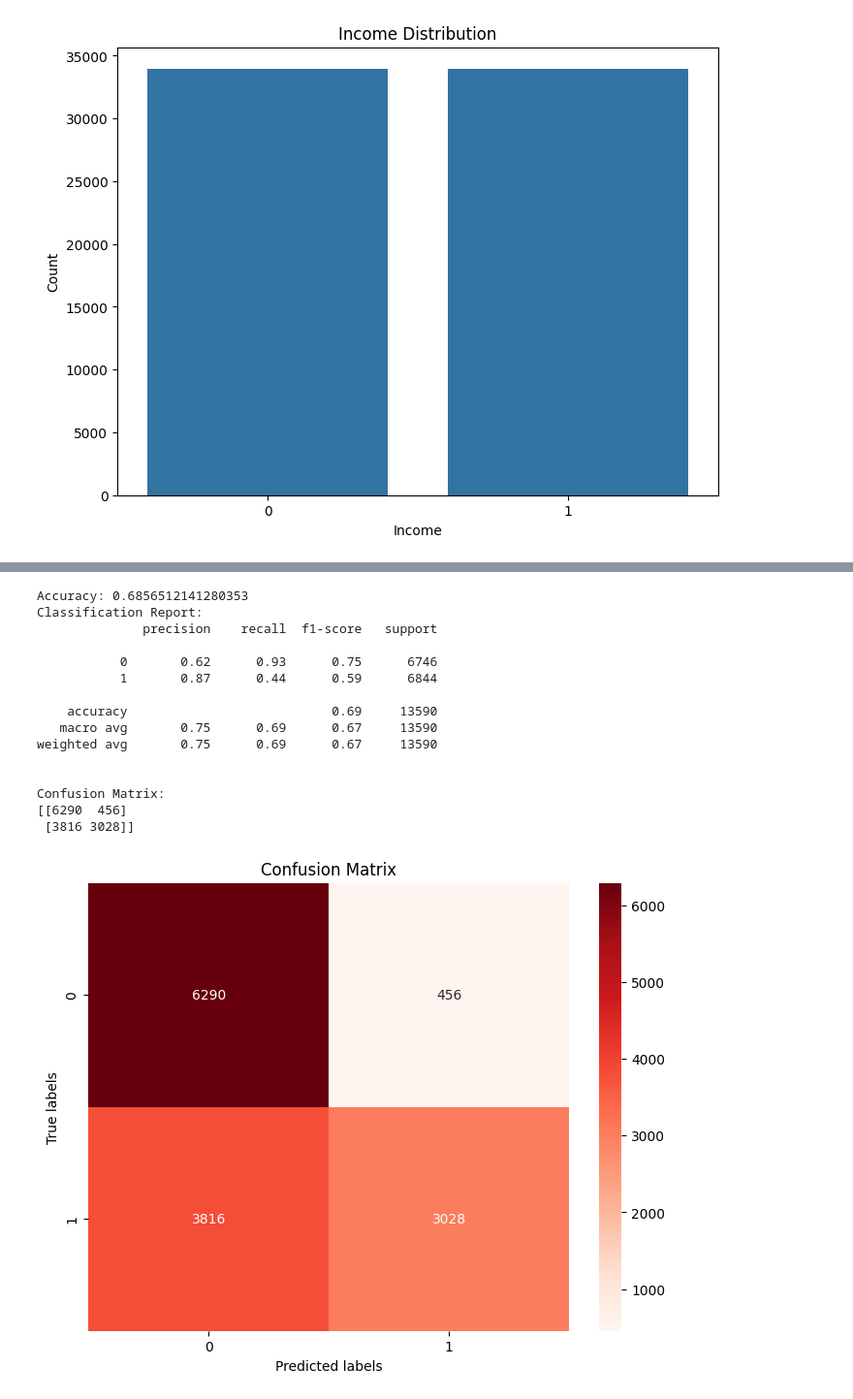
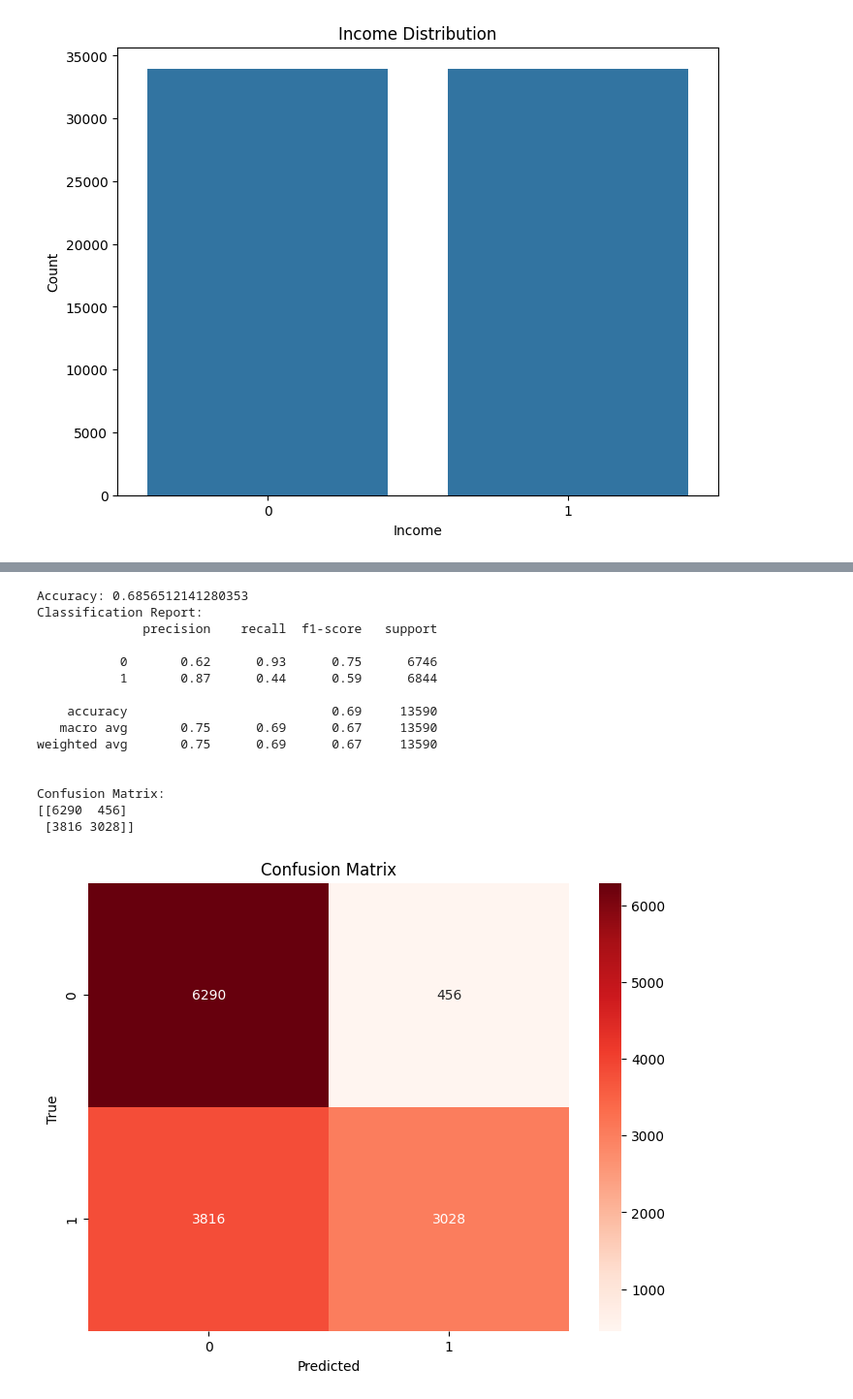
Before and after one commit to Gaindu29/Machine_Learning, a Jupyter notebook: MachineLearning.ipynb, the cells around one changed output, grey strips where cells are left out. Shown at 97% size. Saved outputs shown, nothing was run; the diff lists cells and outputs as text; code cells hidden in the pictures.

```diff
--- a/MachineLearning.ipynb
+++ b/MachineLearning.ipynb
@@ -471,56 +464,53 @@ Confusion Matrix:
 # %%
+#Using Naïve Bayes
 
+X = balanceIncome.drop(columns=['income'])
+y = balanceIncome['income']
 
-# Separate features and target variable
-X = balanced_data.drop(columns=['income'])
-y = balanced_data['income']
-
-# Split the dataset into training and testing sets
+# training and testing sets
 X_train, X_test, y_train, y_test = train_test_split(X, y, test_size=0.2, random_state=42)
 
-# Initialize Naïve Bayes classifier
-nb_classifier = GaussianNB()
+# Initialize and train Naïve Bayes classifier
+Bayes_classifier = GaussianNB()
+Bayes_classifier.fit(X_train, y_train)
 
-# Train the classifier
-nb_classifier.fit(X_train, y_train)
+# labels for test set
+y_pred = Bayes_classifier.predict(X_test)
 
-# Predict the labels for test set
-y_pred = nb_classifier.predict(X_test)
-
-# Calculate accuracy
+# accuracy
 accuracy = accuracy_score(y_test, y_pred)
 print("Accuracy:", accuracy)
 
-# Generate classification report
+# classification report
 print("Classification Report:")
 print(classification_report(y_test, y_pred))
 
 # Confusion matrix
 print("\nConfusion Matrix:")
-conf_matrix = confusion_matrix(y_test, y_pred)
-print(conf_matrix)
+confus_matrix = confusion_matrix(y_test, y_pred)
+print(confus_matrix)
 
 # Plot confusion matrix
 plt.figure(figsize=(8, 6))
-sns.heatmap(conf_matrix, annot=True, cmap='Reds', fmt='g')
-plt.xlabel('Predicted labels')
-plt.ylabel('True labels')
+sns.heatmap(confus_matrix, annot=True, cmap='Reds', fmt='g')
+plt.xlabel('Predicted')
+plt.ylabel('True ')
 plt.title('Confusion Matrix')
 plt.show()
 # %% [output]
 Accuracy: 0.6856512141280353
 Classification Report:
               precision    recall  f1-score   support
 
            0       0.62      0.93      0.75      6746
            1       0.87      0.44      0.59      6844
 
     accuracy                           0.69     13590
    macro avg       0.75      0.69      0.67     13590
 weighted avg       0.75      0.69      0.67     13590
 
 
 Confusion Matrix:
 [[6290  456]
  [3816 3028]]
-[figure, old version]
+[figure, new version]
```
Also changed, not shown: parts of 7 cells of this notebook.
